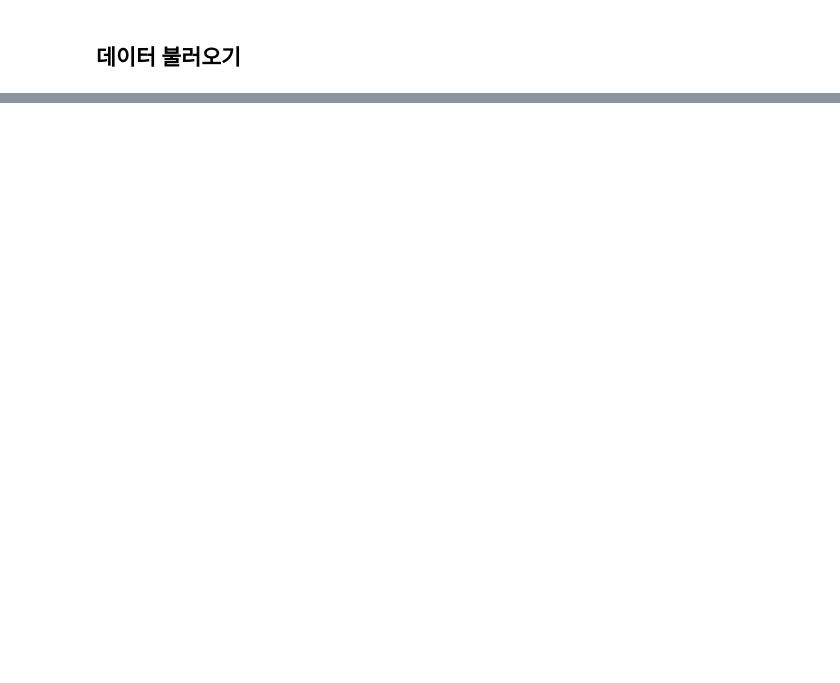
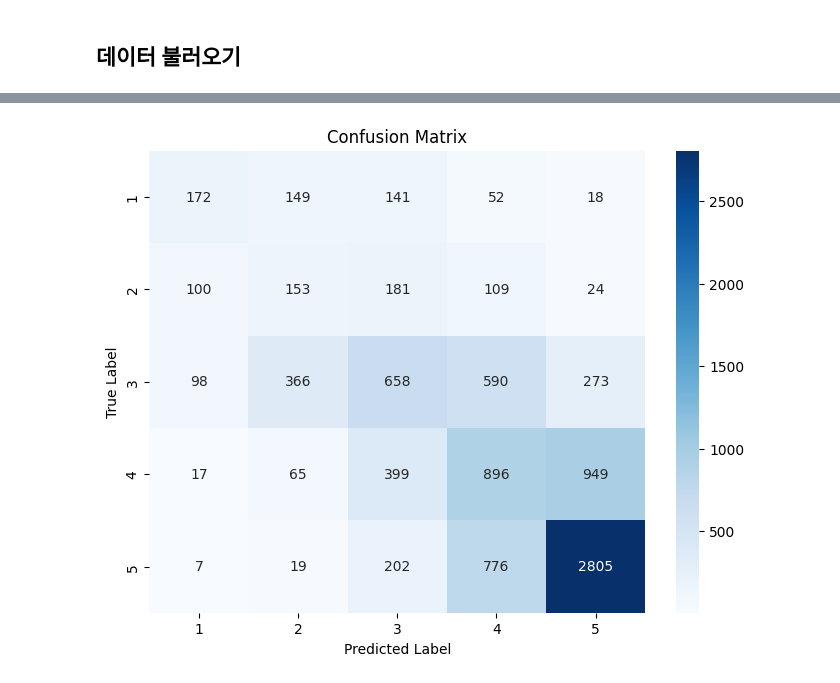
Before and after one commit to sungchan-jo/Python_basic, a Jupyter notebook: deep_learning/NLP_Project/text_processing #2.ipynb, the cells around one changed output, grey strips where cells are left out. Cells and saved outputs as stored; diff of their text form; code cells hidden in the pictures; blank space fills up the shorter version.

```diff
--- a/deep_learning/NLP_Project/text_processing #2.ipynb
+++ b/deep_learning/NLP_Project/text_processing #2.ipynb
@@ -255,0 +398,2 @@ plt.show()
+# %%
+data['review_full'] = data['review_full'].apply(lambda x: ' '.join(word for word in x.split() if word not in top_word_list))
@@ -255,0 +554,21 @@ plt.show()
+# %%
+import seaborn as sns
+import matplotlib.pyplot as plt
+
+confusion_mat = confusion_matrix(test_labels_list, predicted_ratings)
+
+# 클래스 라벨 설정 (1부터 5까지의 클래스)
+class_labels = [1, 2, 3, 4, 5]
+
+# 혼동 행렬을 데이터프레임으로 변환
+confusion_df = pd.DataFrame(confusion_mat, index=class_labels, columns=class_labels)
+
+# 히트맵 시각화
+plt.figure(figsize=(8, 6))
+sns.heatmap(confusion_df, annot=True, fmt="d", cmap="Blues")
+plt.title("Confusion Matrix")
+plt.xlabel("Predicted Label")
+plt.ylabel("True Label")
+plt.show()
+# %% [output]
+[figure, added]
```
Also changed, not shown: parts of 32 cells of this notebook, 10 other files.
